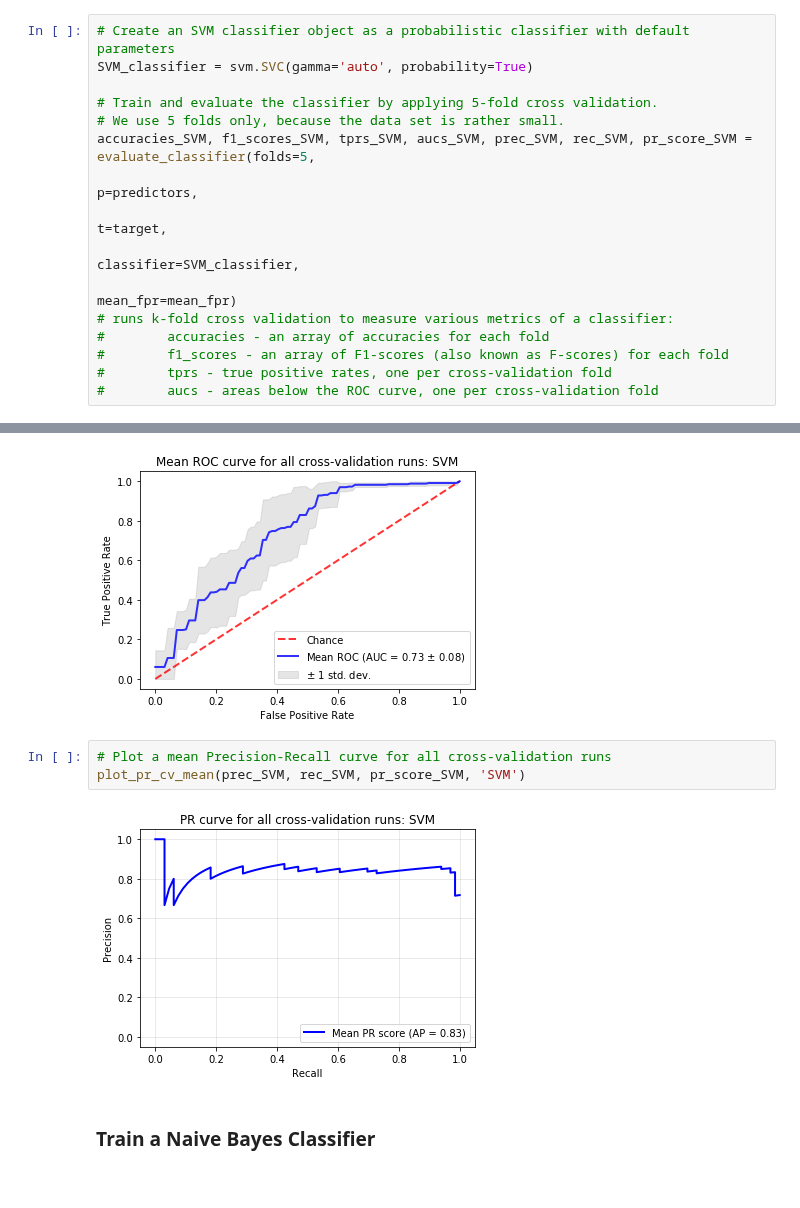
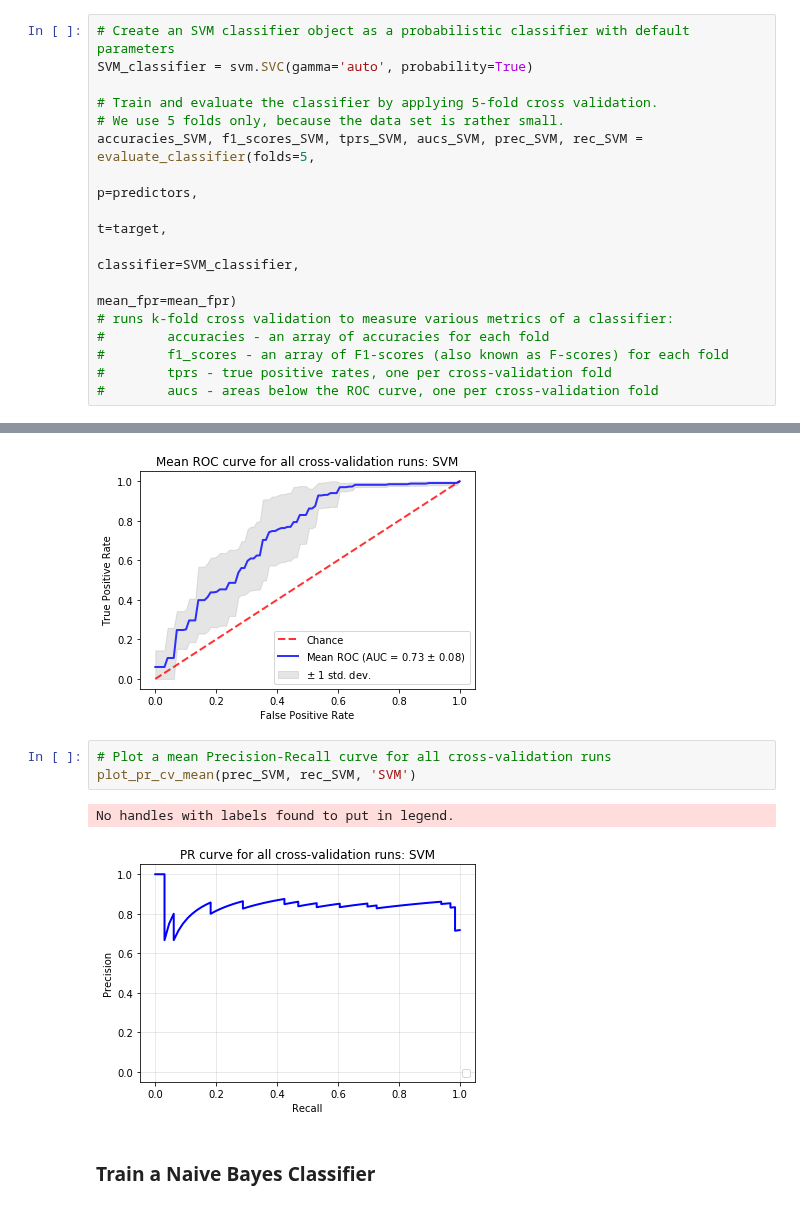
Before and after one commit to vipulpopat/MSCAI_Sem1_Etivity4, a Jupyter notebook: Etivity4_18195067_Comparison of Classifiers.ipynb, the cells around one changed output, grey strips where cells are left out. Cells and saved outputs as stored; diff of their text form.

```diff
--- a/Etivity4_18195067_Comparison of Classifiers.ipynb
+++ b/Etivity4_18195067_Comparison of Classifiers.ipynb
@@ -86,11 +86,11 @@ SVM_classifier = svm.SVC(gamma='auto', probability=True)
 
 # Train and evaluate the classifier by applying 5-fold cross validation.
 # We use 5 folds only, because the data set is rather small.
-accuracies_SVM, f1_scores_SVM, tprs_SVM, aucs_SVM, prec_SVM, rec_SVM, pr_score_SVM = evaluate_classifier(folds=5,
-                                                                                                         p=predictors,
-                                                                                                         t=target,
-                                                                                                         classifier=SVM_classifier,
-                                                                                                         mean_fpr=mean_fpr)
+accuracies_SVM, f1_scores_SVM, tprs_SVM, aucs_SVM, prec_SVM, rec_SVM = evaluate_classifier(folds=5,
+                                                                                           p=predictors,
+                                                                                           t=target,
+                                                                                           classifier=SVM_classifier,
+                                                                                           mean_fpr=mean_fpr)
 # runs k-fold cross validation to measure various metrics of a classifier:
 #        accuracies - an array of accuracies for each fold
 #        f1_scores - an array of F1-scores (also known as F-scores) for each fold
@@ -108,9 +108,10 @@ plot_roc_mean(mean_fpr, tprs_SVM, aucs_SVM, 'SVM')
 [figure]
 # %%
 # Plot a mean Precision-Recall curve for all cross-validation runs
-plot_pr_cv_mean(prec_SVM, rec_SVM, pr_score_SVM, 'SVM')
+plot_pr_cv_mean(prec_SVM, rec_SVM, 'SVM')
 # %% [output]
+No handles with labels found to put in legend.
-[figure, old version]
+[figure, new version]
 # %% [markdown]
 ### Train a Naive Bayes Classifier
 # %%
```
Also changed, not shown: parts of 19 cells of this notebook, 1 other file.
